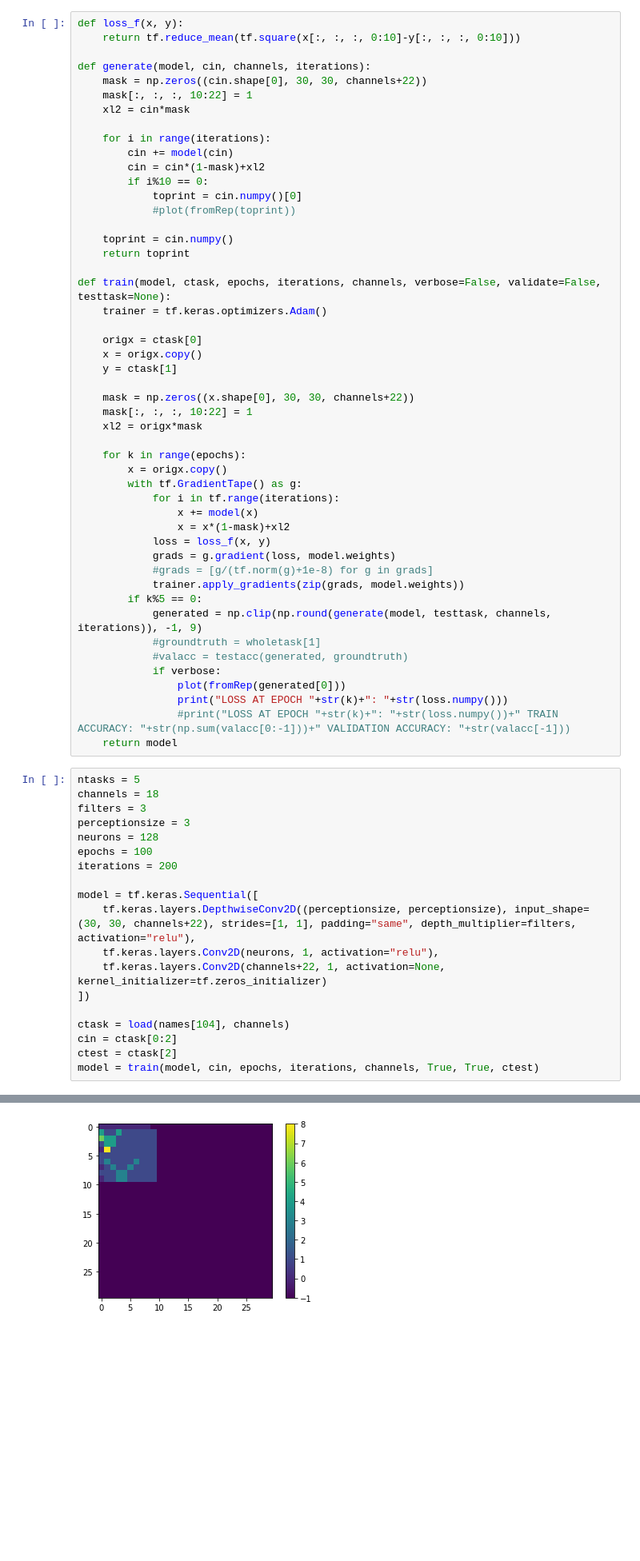
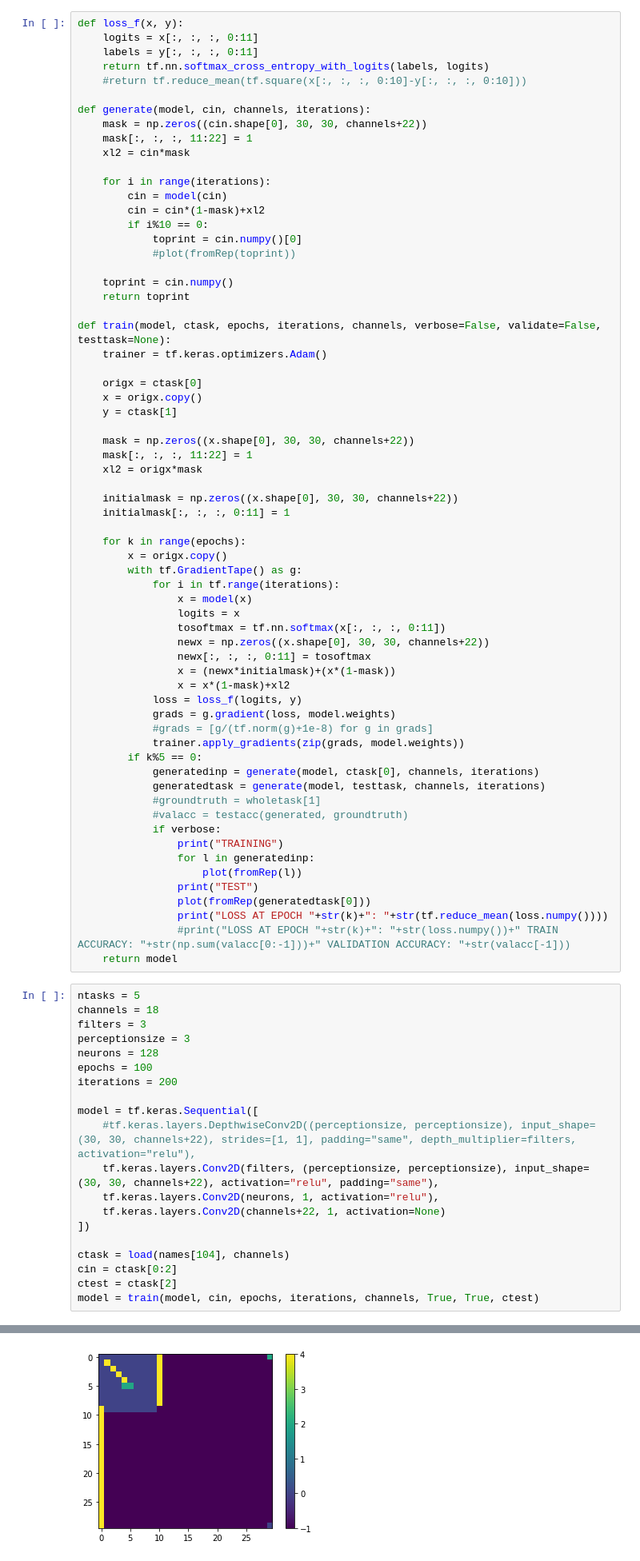
Before and after one commit to HarveyBrezinaConniffe/ARC, a Jupyter notebook: DIFREP.ipynb, the cells around one changed output, grey strips where cells are left out. Shown: that part at 80% size. Saved outputs shown, nothing was run; the diff lists cells and outputs as text; blank space fills up the shorter version.

Commit message:
Changed to softmax out.

```diff
--- a/DIFREP.ipynb
+++ b/DIFREP.ipynb
@@ -87,15 +87,18 @@ def load(name, channels):
     return [np.array(X), np.array(Y), np.array(Xtest)]
 # %%
 def loss_f(x, y):
-    return tf.reduce_mean(tf.square(x[:, :, :, 0:10]-y[:, :, :, 0:10]))
+    logits = x[:, :, :, 0:11]
+    labels = y[:, :, :, 0:11]
+    return tf.nn.softmax_cross_entropy_with_logits(labels, logits)
+    #return tf.reduce_mean(tf.square(x[:, :, :, 0:10]-y[:, :, :, 0:10]))
 
 def generate(model, cin, channels, iterations):
     mask = np.zeros((cin.shape[0], 30, 30, channels+22))
-    mask[:, :, :, 10:22] = 1
+    mask[:, :, :, 11:22] = 1
     xl2 = cin*mask
 
     for i in range(iterations):
-        cin += model(cin)
+        cin = model(cin)
         cin = cin*(1-mask)+xl2
         if i%10 == 0:
             toprint = cin.numpy()[0]
@@ -112,26 +115,39 @@ def train(model, ctask, epochs, iterations, channels, verbose=False, validate=Fa
     y = ctask[1]
 
     mask = np.zeros((x.shape[0], 30, 30, channels+22))
-    mask[:, :, :, 10:22] = 1
+    mask[:, :, :, 11:22] = 1
     xl2 = origx*mask
+
+    initialmask = np.zeros((x.shape[0], 30, 30, channels+22))
+    initialmask[:, :, :, 0:11] = 1
 
     for k in range(epochs):
         x = origx.copy()
         with tf.GradientTape() as g:
             for i in tf.range(iterations):
-                x += model(x)
+                x = model(x)
+                logits = x
+                tosoftmax = tf.nn.softmax(x[:, :, :, 0:11])
+                newx = np.zeros((x.shape[0], 30, 30, channels+22))
+                newx[:, :, :, 0:11] = tosoftmax
+                x = (newx*initialmask)+(x*(1-mask))
                 x = x*(1-mask)+xl2
-            loss = loss_f(x, y)
+            loss = loss_f(logits, y)
             grads = g.gradient(loss, model.weights)
             #grads = [g/(tf.norm(g)+1e-8) for g in grads]
             trainer.apply_gradients(zip(grads, model.weights))
         if k%5 == 0:
-            generated = np.clip(np.round(generate(model, testtask, channels, iterations)), -1, 9)
+            generatedinp = generate(model, ctask[0], channels, iterations)
+            generatedtask = generate(model, testtask, channels, iterations)
             #groundtruth = wholetask[1]
             #valacc = testacc(generated, groundtruth)
             if verbose:
-                plot(fromRep(generated[0]))
-                print("LOSS AT EPOCH "+str(k)+": "+str(loss.numpy()))
+                print("TRAINING")
+                for l in generatedinp:
+                    plot(fromRep(l))
+                print("TEST")
+                plot(fromRep(generatedtask[0]))
+                print("LOSS AT EPOCH "+str(k)+": "+str(tf.reduce_mean(loss.numpy())))
                 #print("LOSS AT EPOCH "+str(k)+": "+str(loss.numpy())+" TRAIN ACCURACY: "+str(np.sum(valacc[0:-1]))+" VALIDATION ACCURACY: "+str(valacc[-1]))
     return model
 # %%
@@ -144,9 +160,10 @@ epochs = 100
 iterations = 200
 
 model = tf.keras.Sequential([
-    tf.keras.layers.DepthwiseConv2D((perceptionsize, perceptionsize), input_shape=(30, 30, channels+22), strides=[1, 1], padding="same", depth_multiplier=filters, activation="relu"),
+    #tf.keras.layers.DepthwiseConv2D((perceptionsize, perceptionsize), input_shape=(30, 30, channels+22), strides=[1, 1], padding="same", depth_multiplier=filters, activation="relu"),
+    tf.keras.layers.Conv2D(filters, (perceptionsize, perceptionsize), input_shape=(30, 30, channels+22), activation="relu", padding="same"),
     tf.keras.layers.Conv2D(neurons, 1, activation="relu"),
-    tf.keras.layers.Conv2D(channels+22, 1, activation=None, kernel_initializer=tf.zeros_initializer)
+    tf.keras.layers.Conv2D(channels+22, 1, activation=None)
 ])
 
 ctask = load(names[104], channels)
@@ -162 +181 @@ To change all layers to have dtype float64 by default, call `tf.keras.backend.se
-[figure, old version]
+[figure, new version]
```
Also changed, not shown: parts of 4 cells of this notebook.
